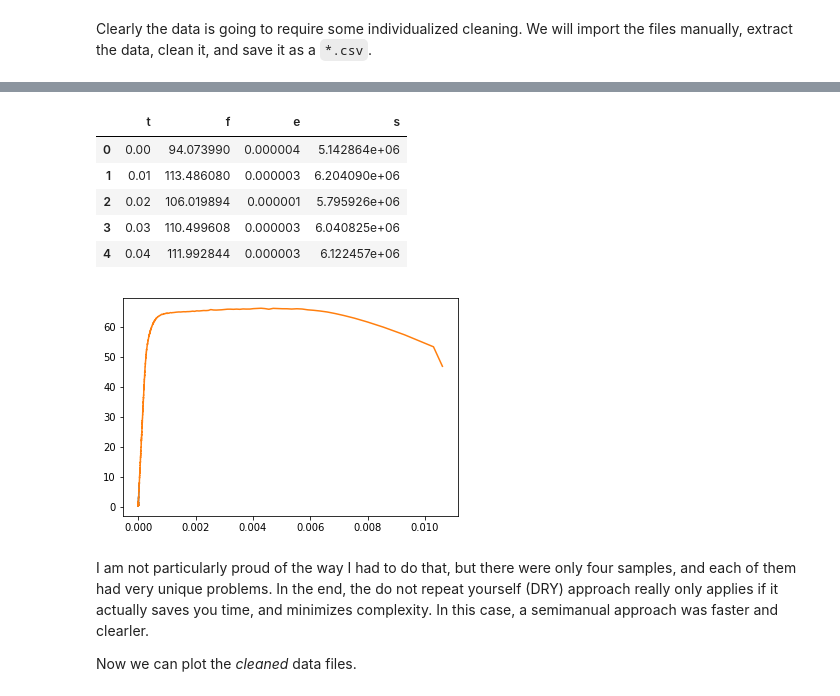
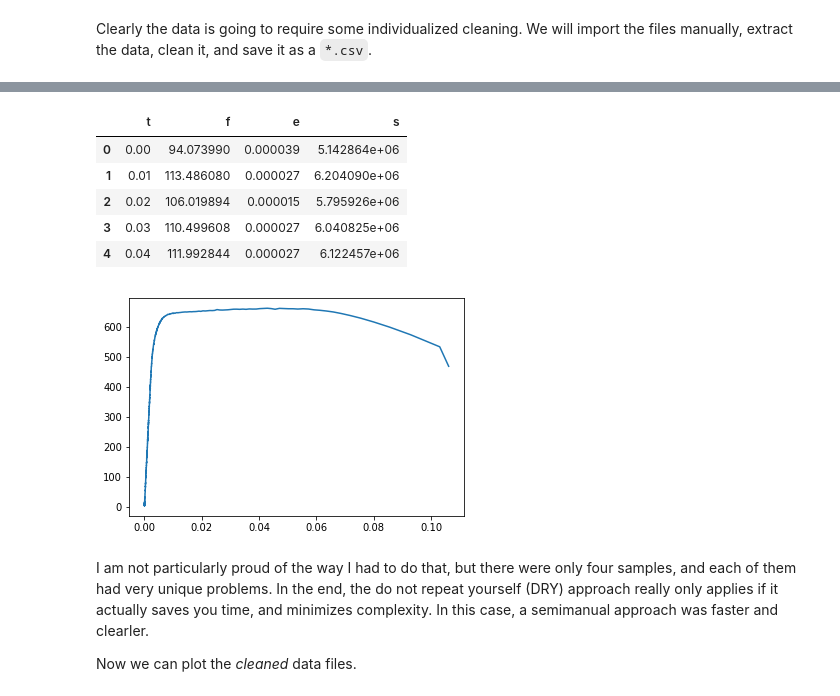
Before and after one commit to mmolter/ME303, a Jupyter notebook: Labs/Lab 5 - Heat Treatment/analysis.ipynb, the cells around one changed output, grey strips where cells are left out. Saved outputs shown, nothing was run; the diff lists cells and outputs as text; code cells hidden in the pictures.

```diff
--- a/Labs/Lab 5 - Heat Treatment/analysis.ipynb
+++ b/Labs/Lab 5 - Heat Treatment/analysis.ipynb
@@ -183,62 +187,37 @@ df.head()
 # %%
 file = r'sample data/10am_untreated.lvm'
-
 
 df = pd.read_csv(file, skiprows=23, delimiter='\t', names=['t', 'f', 'e', 'comment'])
 df = df.drop(columns=['comment'])
 df['t'] = df['t'] - min(df['t'])
-df['e'] = df['e'] / 10e6
-
-df = df[df['t'] < 4.18]
-
-# Convert [lbf] to [N]
-df['f'] = df['f'] * 4.44822
-
-diameter = 0.190           # in.
-diameter = diameter * 2.54 # cm.
-diameter = diameter / 100  # m.
-radius   = diameter / 2
-
-area = np.pi * radius**2  # m2
-
-df['s'] = df['f'] / area
-
-plt.plot(df['e'], df['s'] / 10e6)
-
-df.to_csv(r'processed data/air.csv')
-df.head()
-
-df = pd.read_csv(file, skiprows=23, delimiter='\t', names=['t', 'f', 'e', 'comment'])
-df = df.drop(columns=['comment'])
-df['t'] = df['t'] - min(df['t'])
-df['e'] = df['e'] / 10e6
+df['e'] = df['e'] / 1e6
 
 df = df[df['t'] < 14.23]
 
 # Convert [lbf] to [N]
 df['f'] = df['f'] * 4.44822
 
 diameter = 0.190           # in.
 diameter = diameter * 2.54 # cm.
 diameter = diameter / 100  # m.
 radius   = diameter / 2
 
 area = np.pi * radius**2  # m2
 
 df['s'] = df['f'] / area
 
-plt.plot(df['e'], df['s'] / 10e6)
+plt.plot(df['e'], df['s'] / 1e6)
 
 df.to_csv(r'processed data/untreated.csv')
 df.head()
 # %% [output]
 |  | t | f | e | s |
-| 0 | 0.00 | 94.073990 | 0.000004 | 5.142864e+06 |
-| 1 | 0.01 | 113.486080 | 0.000003 | 6.204090e+06 |
-| 2 | 0.02 | 106.019894 | 0.000001 | 5.795926e+06 |
-| 3 | 0.03 | 110.499608 | 0.000003 | 6.040825e+06 |
-| 4 | 0.04 | 111.992844 | 0.000003 | 6.122457e+06 |
+| 0 | 0.00 | 94.073990 | 0.000039 | 5.142864e+06 |
+| 1 | 0.01 | 113.486080 | 0.000027 | 6.204090e+06 |
+| 2 | 0.02 | 106.019894 | 0.000015 | 5.795926e+06 |
+| 3 | 0.03 | 110.499608 | 0.000027 | 6.040825e+06 |
+| 4 | 0.04 | 111.992844 | 0.000027 | 6.122457e+06 |
-[figure, old version]
+[figure, new version]
 # %% [markdown]
 I am not particularly proud of the way I had to do that, but there were only four samples, and each of them had very unique problems. In the end, the do not repeat yourself (DRY) approach really only applies if it actually saves you time, and minimizes complexity. In this case, a semimanual approach was faster and clearler.
 
```
Also changed, not shown: parts of 5 cells of this notebook, 6 other files.
